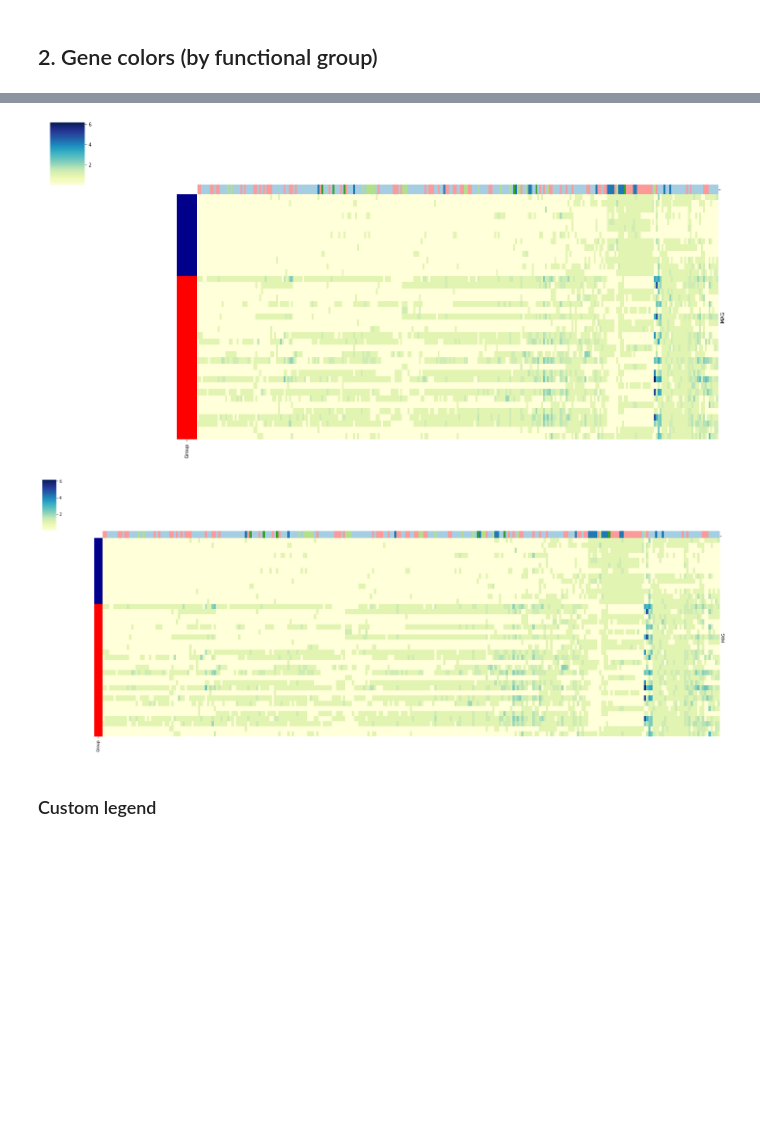
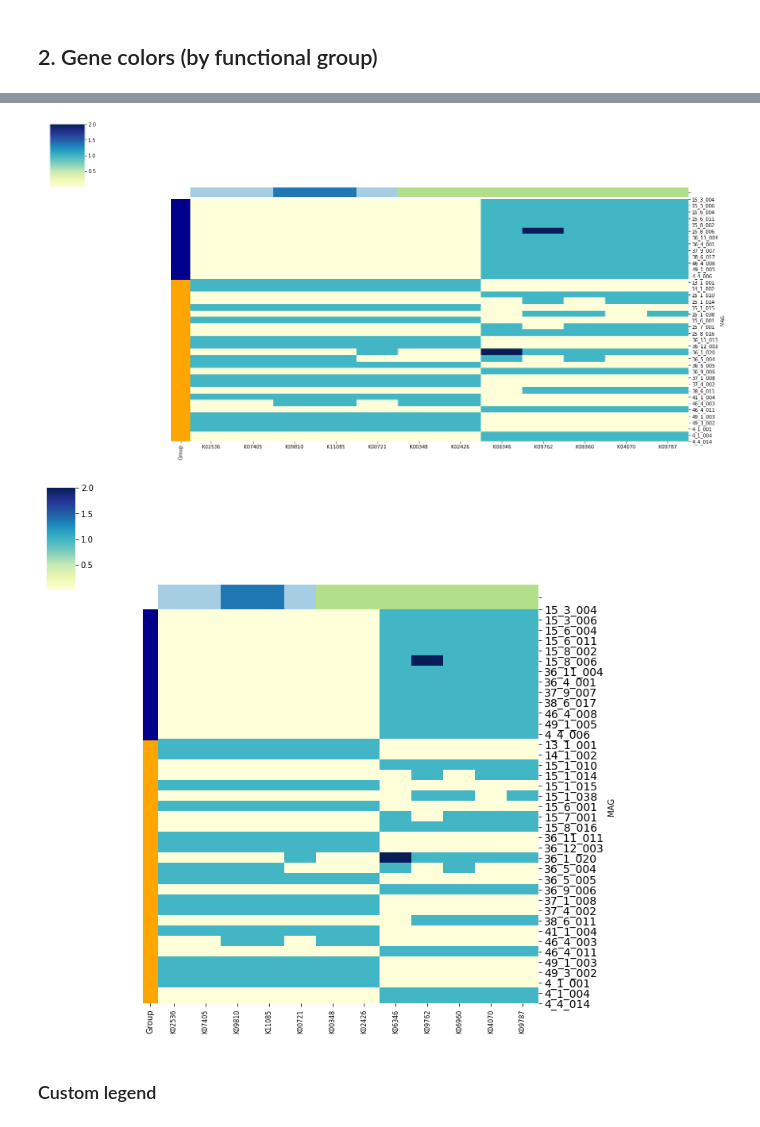
Before and after one commit to nvpatin/Norovirus_manuscript, a Jupyter notebook: MAGs_KOs_clustermap_Fig5.ipynb, the cells around one changed output, grey strips where cells are left out. Saved outputs shown, nothing was run; the diff lists cells and outputs as text; code cells hidden in the pictures; blank space fills up the shorter version.

Commit message:
Added a Bonferroni test correction for significantly different genes

```diff
--- a/MAGs_KOs_clustermap_Fig5.ipynb
+++ b/MAGs_KOs_clustermap_Fig5.ipynb
@@ -139,7 +144,8 @@ df_ttest.tail()
 # %%
 df_ttest.iloc[39] = np.array(stats.ttest_ind(df_ttest.iloc[:13, :], df_ttest.iloc[13:39, :], axis=0, equal_var=False))[0]
 df_ttest.iloc[40] = np.array(stats.ttest_ind(df_ttest.iloc[:13, :], df_ttest.iloc[13:39, :], axis=0, equal_var=False))[1]
-df_ttest.head()
+df_ttest.iloc[41] = multipletests(df_ttest.iloc[40], alpha=0.1, method='bonferroni')[1]
+df_ttest.tail()
 # %% [output]
 |  | K00003 | K00005 | K00012 | K00013 | K00014 | K00016 | K00018 | K00020 | K00027 | K00029 | ... | ... |
 | MAG |  |  |  |  |  |  |  |  |  |  |  | ... |
@@ -178,4 +195,4 @@ df_ttest.head()
 # %%
-kos_signif = df_ttest.loc[:, df_ttest.loc['p-value'] < 0.02]
+kos_signif = df_ttest.loc[:, df_ttest.loc['corrected_p-value'] < 0.05]
 kos_signif.shape
 # %% [output]
@@ -288,7 +304,7 @@ See the caveats in the documentation: https://pandas.pydata.org/pandas-docs/stab
 # %%
 kos_funct = kos2.loc[kos2['KO'].isin(ko_sd_list), :]
 # %%
-kos_funct = kos_funct[['KO','Function']].to_csv('MAG_KOs_SD_functions.csv')
+kos_funct = kos_funct[['KO','Function']].to_csv('MAG_KOs_SD_CORRECTED_functions.csv')
 # %% [markdown]
 ## Format for heat map
 # %% [markdown]
@@ -324,7 +339,7 @@ df_hmap_sqrt = np.sqrt(df_hmap.replace(0, 0.00000000001))
 mags1 = pd.DataFrame(ko_mags_all1['MAG']).drop_duplicates(subset=['MAG'])
 mags2 = pd.DataFrame(ko_mags_all2['MAG']).drop_duplicates(subset=['MAG'])
 mags1['Group'] = 'darkblue'
-mags2['Group'] = 'red'
+mags2['Group'] = 'orange'
 sample_colors = pd.concat([mags1, mags2]).set_index('MAG')
 # %% [markdown]
 ## 2. Gene colors (by functional group)
@@ -387,27 +397,28 @@ lut3 = dict(zip(kos_column_colors['KO'], kos_column_colors['Color']))
 column_colors = pd.Series(lut3)
 # %%
 # Quick and dirty to check
-p = sns.clustermap(df_hmap_sqrt, cmap='YlGnBu', figsize=(20,10), xticklabels=False, yticklabels=False,
+p = sns.clustermap(df_hmap, cmap='YlGnBu', figsize=(20,10), xticklabels=True, yticklabels=True,
                    row_cluster=False, method='ward', metric='euclidean', row_colors=sample_colors,
                    col_colors=column_colors)
 p.ax_col_dendrogram.set_visible(False)
 # %% [output]
-[figure, old version]
+[figure, new version]
 # %%
 # Make it look pretty
 # See below for sample_colors and column_colors
-p = sns.clustermap(df_hmap_sqrt, cmap='YlGnBu', xticklabels=False, yticklabels=False, row_cluster=False,
-                   method='ward', metric='euclidean', row_colors=sample_colors, col_colors=column_colors)
+p = sns.clustermap(df_hmap, cmap='YlGnBu', xticklabels=True, yticklabels=True, row_cluster=False,
+                   method='ward', metric='euclidean', row_colors=sample_colors, col_colors=column_colors
+                  ) # linewidths=0.1
 hm = p.ax_heatmap.get_position()
 plt.setp(p.ax_heatmap.yaxis.get_majorticklabels(), fontsize=14)
 plt.setp(p.ax_heatmap.xaxis.get_majorticklabels(), fontsize=8)
-p.ax_heatmap.set_position([hm.x0, hm.y0, hm.width*3, hm.height])
+p.ax_heatmap.set_position([hm.x0, hm.y0, hm.width, hm.height])
 col = p.ax_col_dendrogram.get_position()
 row = p.ax_row_dendrogram.get_position()
-p.ax_col_dendrogram.set_position([col.x0, col.y0, col.width*3, col.height*0.5])
-p.ax_col_colors.set_position([col.x0, col.y0-0.04, col.width*3, col.height*0.2])
+p.ax_col_dendrogram.set_position([col.x0, col.y0, col.width, col.height])
+p.ax_col_colors.set_position([col.x0, col.y0-0.04, col.width, col.height*0.25])
 #p.ax_row_dendrogram.set_position([row.x0+0.07, row.y0, row.width*0.75, row.height])
 p.ax_col_dendrogram.set_visible(False)
 # %% [output]
-[figure, old version]
+[figure, new version]
 # %%
```
Also changed, not shown: parts of 20 cells of this notebook.
